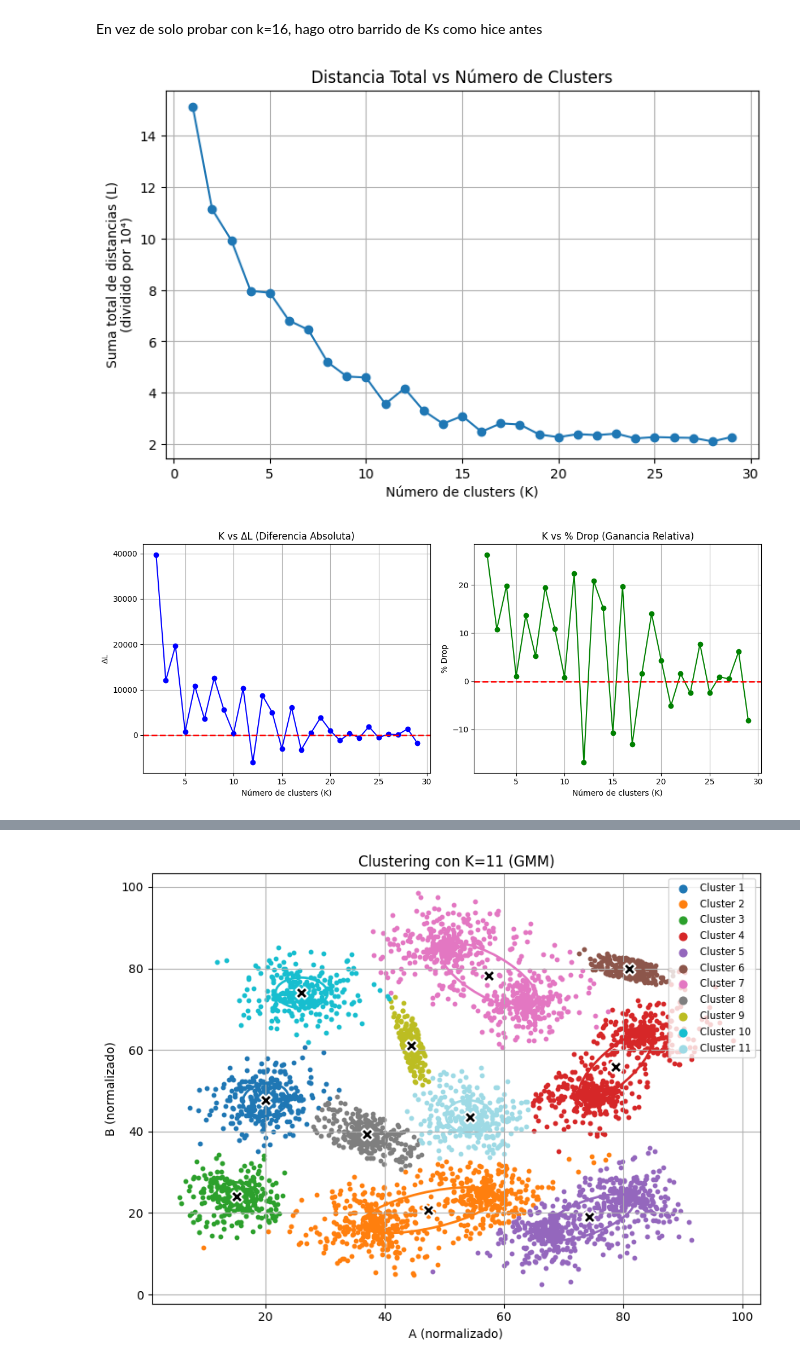
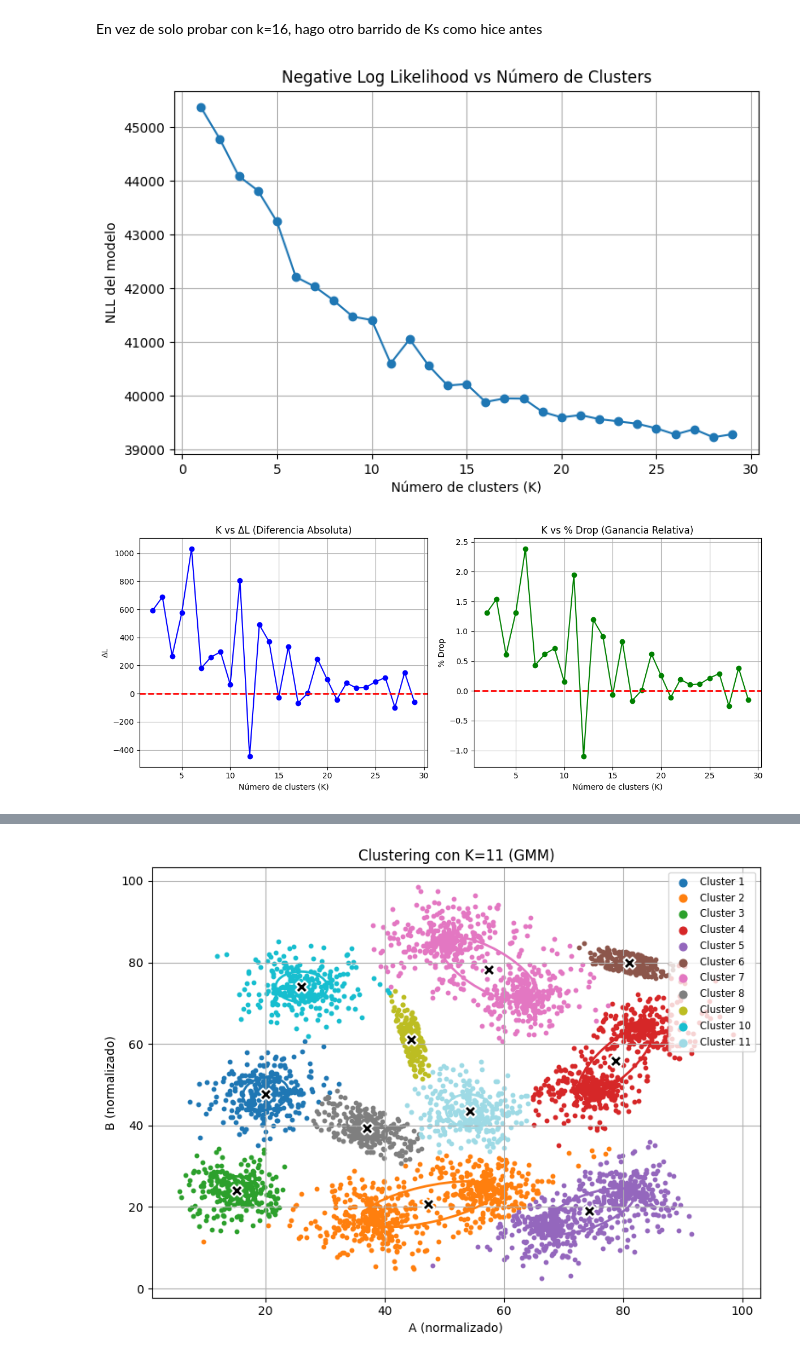
Before and after one commit to manumei/ML-TP4, a Jupyter notebook: Meiriño_Manuel_Notebook.ipynb, the cells around one changed output, grey strips where cells are left out. Saved outputs shown, nothing was run; the diff lists cells and outputs as text; code cells hidden in the pictures.

```diff
--- a/Meiriño_Manuel_Notebook.ipynb
+++ b/Meiriño_Manuel_Notebook.ipynb
@@ -293,8 +294,8 @@ Ks = range(1, 30)
 L_values = []
 gmm_data = {}
 cp.random.seed(42)
-rel_tol = 1e-8
-abs_tol = 1e-8
+rel_tol = 1e-5
+abs_tol = 1e-5
 
 for ka in Ks:
     _, centroids_k, _ = data[ka]
@@ -306,29 +307,29 @@ for ka in Ks:
         max_iters=2500, rtol=rel_tol, atol=abs_tol)
 
     cluster_labels = cp.argmax(gamma, axis=1) # a cada dato, la label (posicion) que tenga mayor gamma ("gamma" mi variable tiene los datos y sus actual gammas)
-    L_gmm = utils.compute_L(X_cp, cluster_labels, means)
+    L_gmm = utils.compute_GM_Loss(X_cp, means, covs, weights)
     L_values.append(L_gmm)
-
-    if type(L_gmm) != float:
-        raise TypeError("L_gmm is not a float")
 
     gmm_data[ka] = {
         'means': cp.asnumpy(means),
         'covs': cp.asnumpy(covs),
         'weights': cp.asnumpy(weights),
         'labels': cp.asnumpy(cluster_labels),
-        'distance': L_gmm
+        'loss': L_gmm
     }
+# %%
+# Remake L_values turning each element into a float version of itself
+L_values = [float(x) for x in L_values]
 # %%
 plt.figure(figsize=(8, 5))
-plt.plot(Ks, np.array(L_values) / 1e4, marker='o')
+plt.plot(Ks, np.array(L_values), marker='o')
 plt.xlabel("Número de clusters (K)")
-plt.ylabel("Suma total de distancias (L)\n(dividido por 10⁴)")
-plt.title("Distancia Total vs Número de Clusters")
+plt.ylabel("NLL del modelo")
+plt.title("Negative Log Likelihood vs Número de Clusters")
 plt.grid(True)
 plt.show()
 # %% [output]
-[figure, old version]
+[figure, new version]
 # %%
 diff_L = [None] + [L_values[i - 1] - L_values[i] for i in range(1, len(L_values))]
 pct_drop = [None] + [100 * (L_values[i - 1] - L_values[i]) / L_values[i - 1] for i in range(1, len(L_values))]
@@ -355,4 +356,4 @@ ax2.grid(True)
 plt.tight_layout()
 plt.show()
 # %% [output]
-[figure, old version]
+[figure, new version]
```
Also changed, not shown: parts of 32 cells of this notebook, 3 other files.
